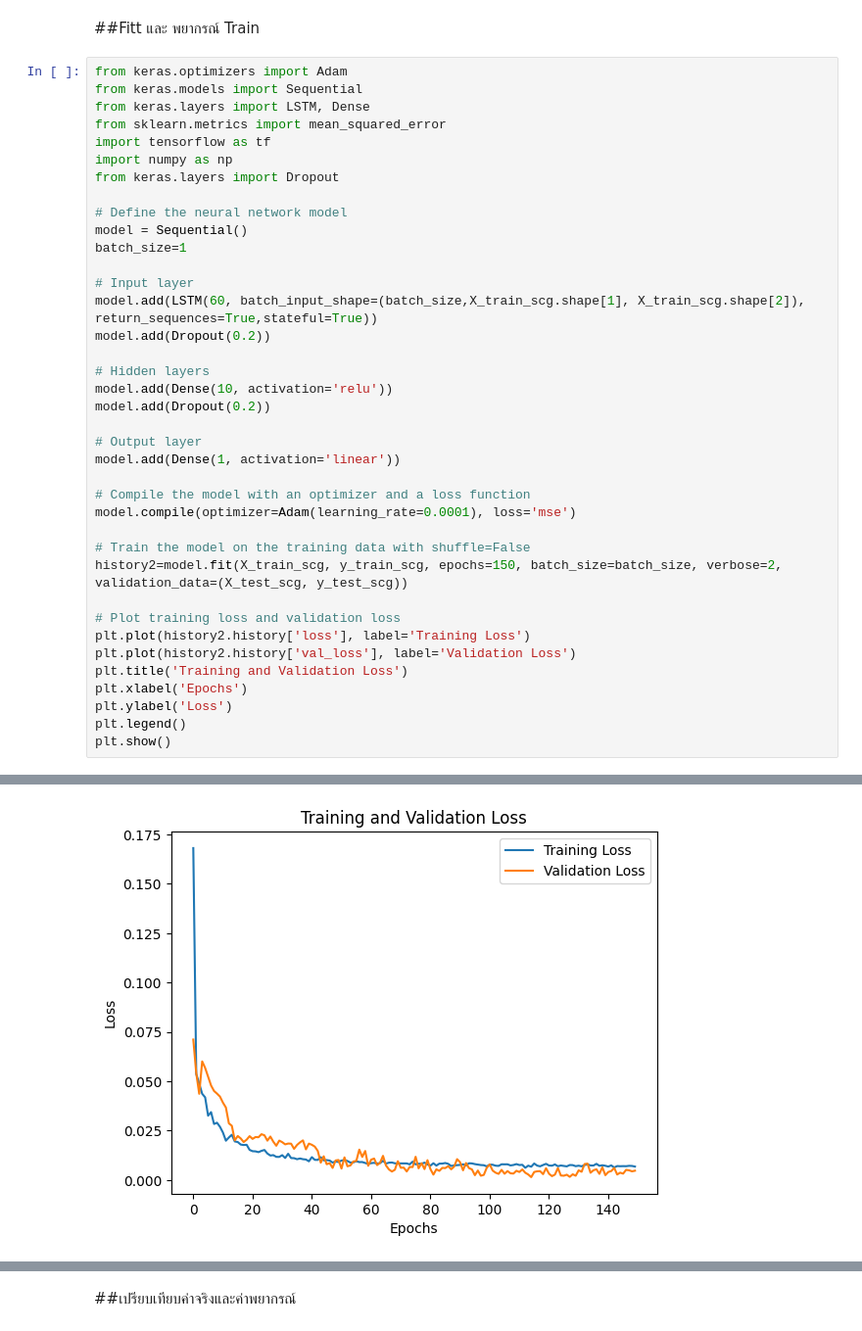
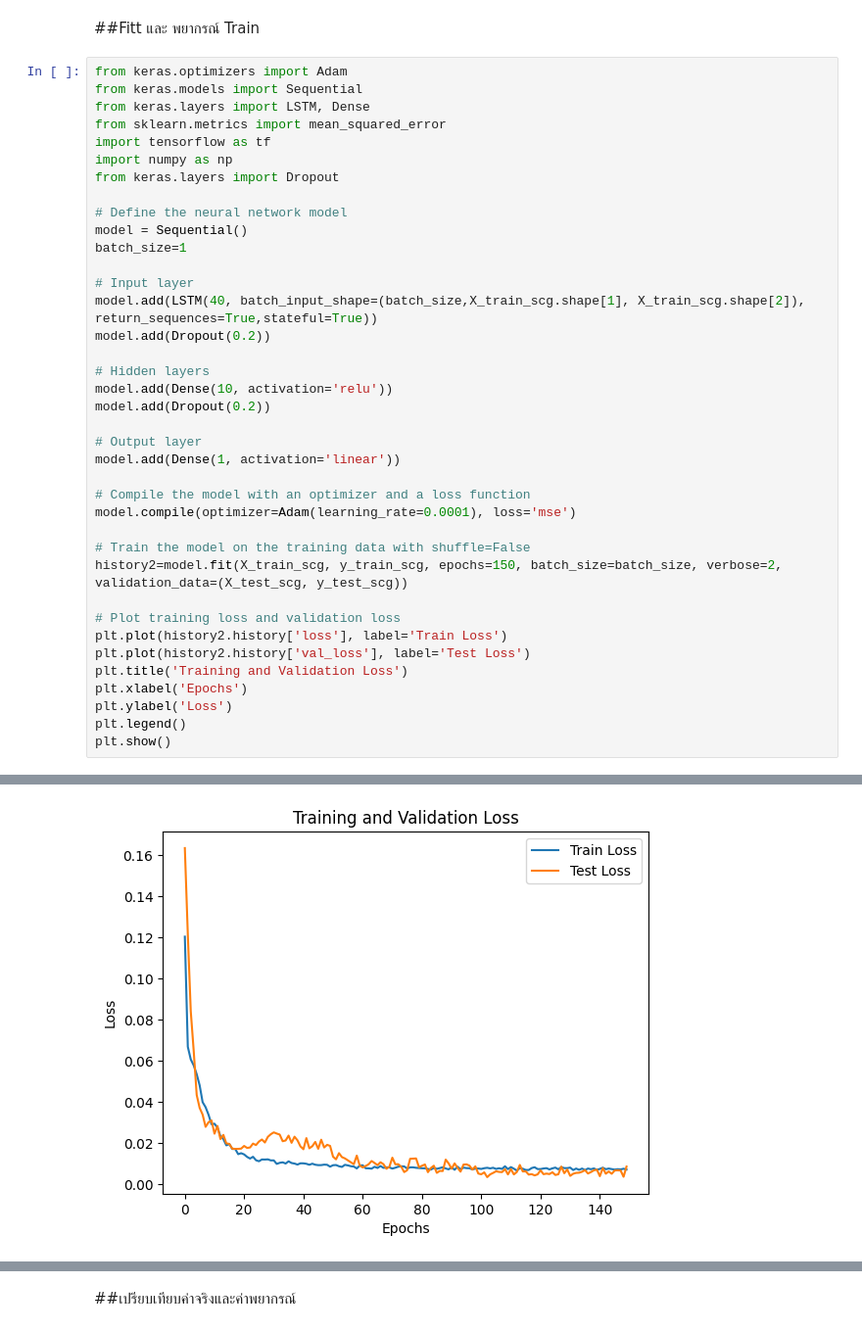
Before and after one commit to Suriya6744/Project, a Jupyter notebook: LSTM_final.ipynb, the cells around one changed output, grey strips where cells are left out. Shown at 98% size. Saved outputs shown, nothing was run; the diff lists cells and outputs as text.

```diff
--- a/LSTM_final.ipynb
+++ b/LSTM_final.ipynb
@@ -876,7 +1164,7 @@ model = Sequential()
 batch_size=1
 
 # Input layer
-model.add(LSTM(60, batch_input_shape=(batch_size,X_train_scg.shape[1], X_train_scg.shape[2]), return_sequences=True,stateful=True))
+model.add(LSTM(40, batch_input_shape=(batch_size,X_train_scg.shape[1], X_train_scg.shape[2]), return_sequences=True,stateful=True))
 model.add(Dropout(0.2))
 
 # Hidden layers
@@ -893,8 +1181,8 @@ model.compile(optimizer=Adam(learning_rate=0.0001), loss='mse')
 history2=model.fit(X_train_scg, y_train_scg, epochs=150, batch_size=batch_size, verbose=2, validation_data=(X_test_scg, y_test_scg))
 
 # Plot training loss and validation loss
-plt.plot(history2.history['loss'], label='Training Loss')
-plt.plot(history2.history['val_loss'], label='Validation Loss')
+plt.plot(history2.history['loss'], label='Train Loss')
+plt.plot(history2.history['val_loss'], label='Test Loss')
 plt.title('Training and Validation Loss')
 plt.xlabel('Epochs')
 plt.ylabel('Loss')
@@ -921,4 +1209,4 @@ Epoch 150/150
-[figure, old version]
+[figure, new version]
 # %%
 y_pred_scg_train = model.predict(X_train_scg,batch_size=1).flatten()
 # %% [output]
```
Also changed, not shown: parts of 72 cells of this notebook.
